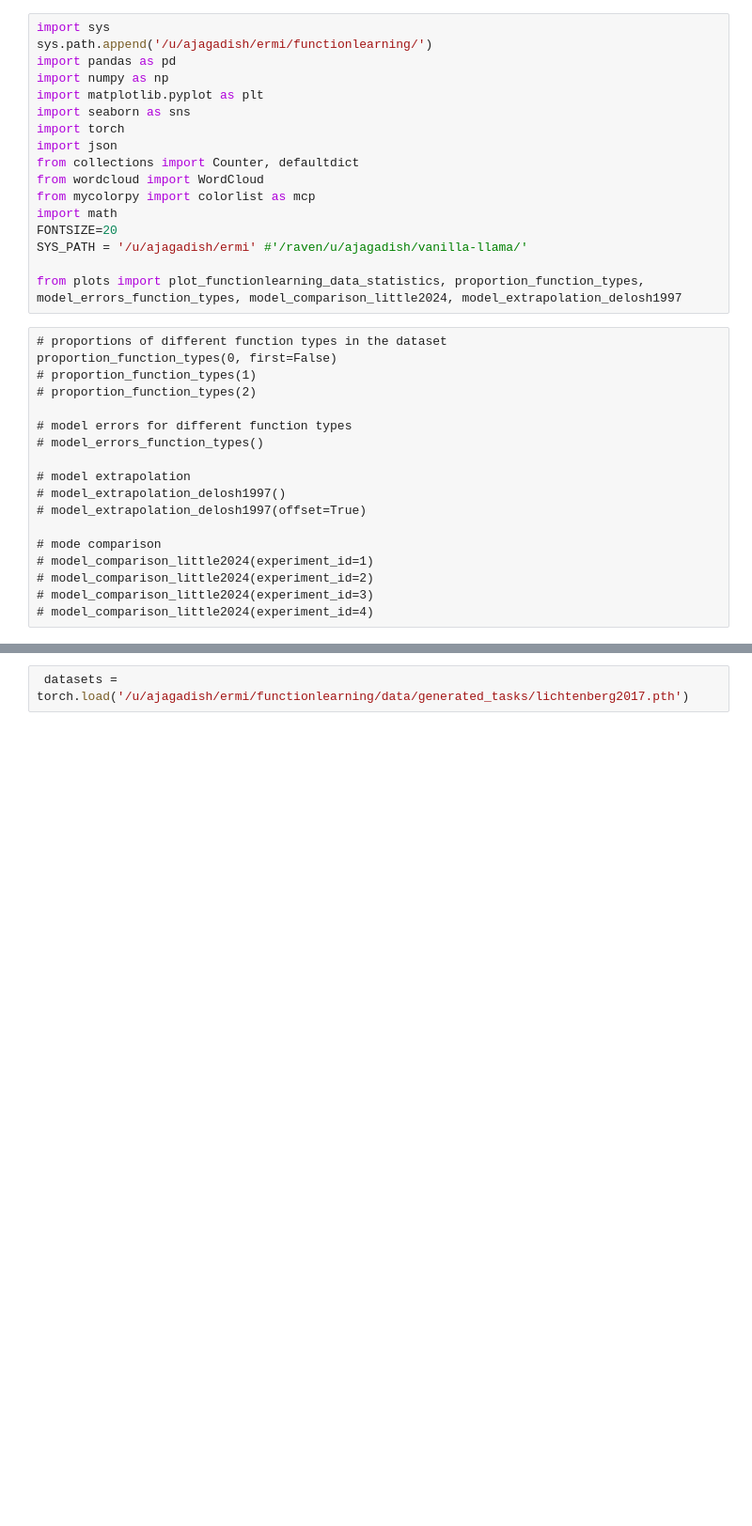
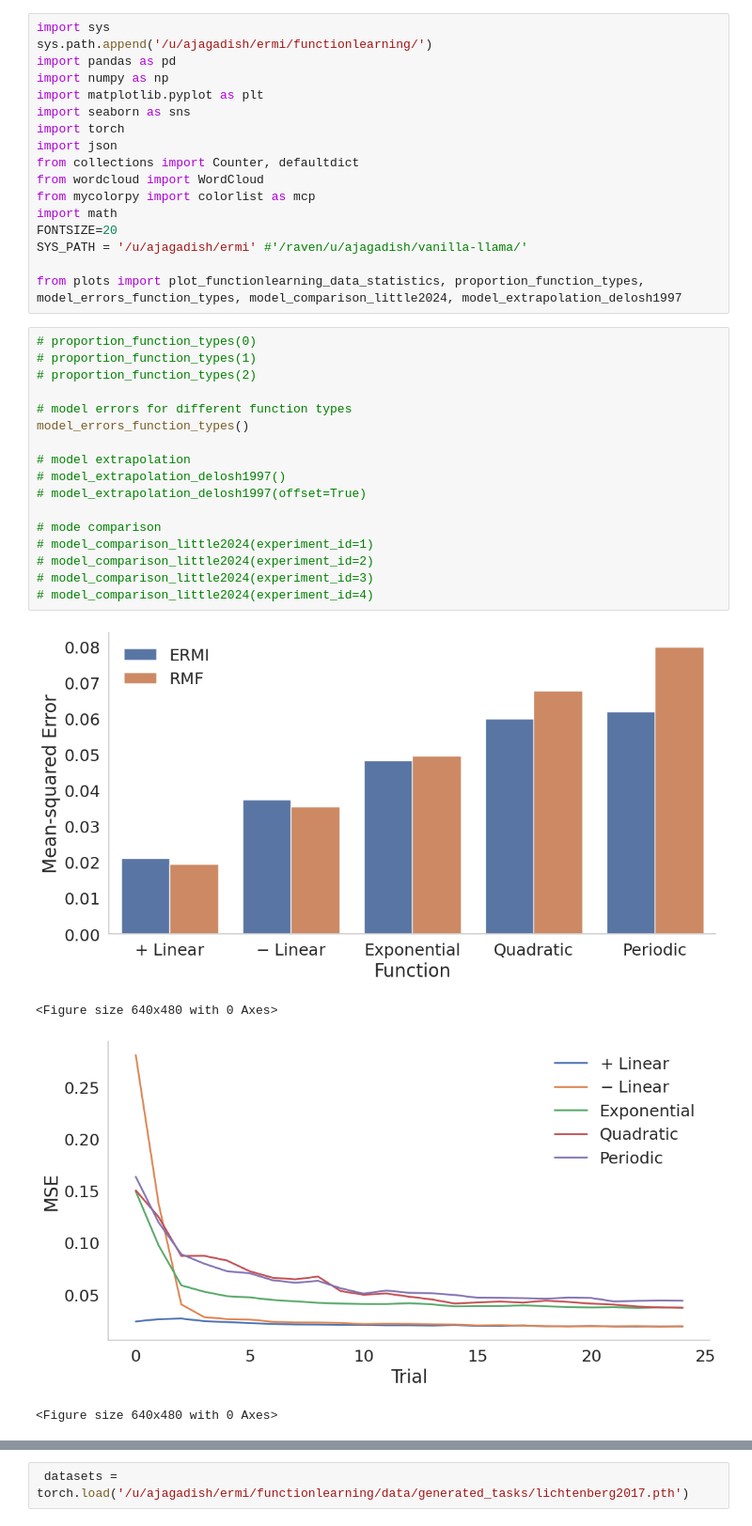
Before and after one commit to akjagadish/meta-learning-ecological-priors-from-llms, a Jupyter notebook: functionlearning/Function_Learning.ipynb, the cells around one changed output, grey strips where cells are left out. Shown at 94% size. Drawn from its saved outputs; the diff is of its cells as text; blank space fills up the shorter version.

```diff
--- a/functionlearning/Function_Learning.ipynb
+++ b/functionlearning/Function_Learning.ipynb
@@ -15,21 +15,25 @@ FONTSIZE=20
 SYS_PATH = '/u/ajagadish/ermi' #'/raven/u/ajagadish/vanilla-llama/'
 
 from plots import plot_functionlearning_data_statistics, proportion_function_types, model_errors_function_types, model_comparison_little2024, model_extrapolation_delosh1997
-# %% [raw]
-# proportions of different function types in the dataset
-proportion_function_types(0, first=False)
-# proportion_function_types(1)
-# proportion_function_types(2)
-
-# model errors for different function types
-# model_errors_function_types()
-
-# model extrapolation
-# model_extrapolation_delosh1997()
-# model_extrapolation_delosh1997(offset=True)
-
-# mode comparison
-# model_comparison_little2024(experiment_id=1)
-# model_comparison_little2024(experiment_id=2)
-# model_comparison_little2024(experiment_id=3)
-# model_comparison_little2024(experiment_id=4)
+# %%
+# proportion_function_types(0)
+# proportion_function_types(1)
+# proportion_function_types(2)
+
+# model errors for different function types
+model_errors_function_types()
+
+# model extrapolation
+# model_extrapolation_delosh1997()
+# model_extrapolation_delosh1997(offset=True)
+
+# mode comparison
+# model_comparison_little2024(experiment_id=1)
+# model_comparison_little2024(experiment_id=2)
+# model_comparison_little2024(experiment_id=3)
+# model_comparison_little2024(experiment_id=4)
+# %% [output]
+[figure, added]
+<Figure size 640x480 with 0 Axes>
+[figure, added]
+<Figure size 640x480 with 0 Axes>
```
Also changed, not shown: parts of 6 cells of this notebook.
